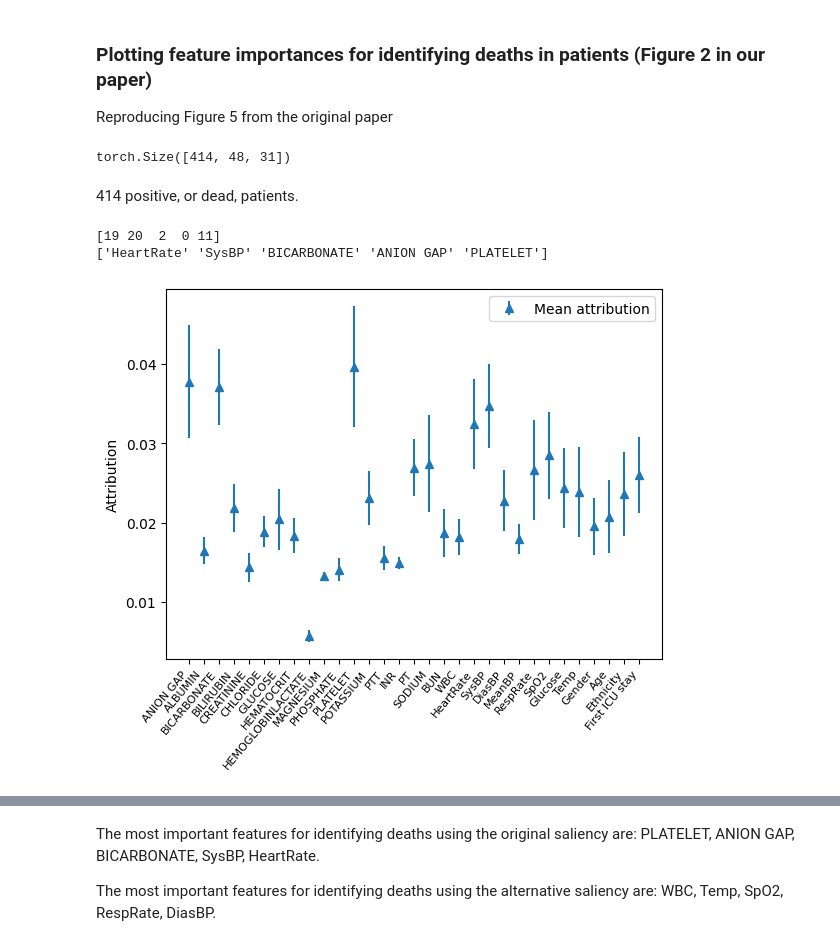
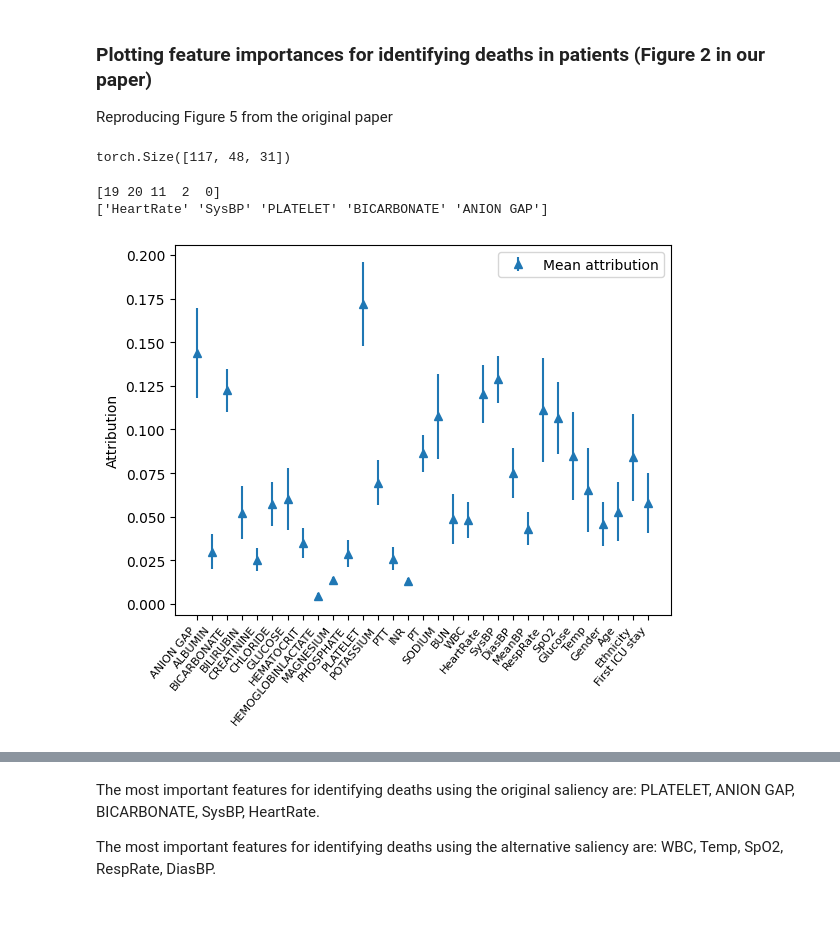
Before and after one commit to anonymous8293/factai, a Jupyter notebook: visualization.ipynb, the cells around one changed output, grey strips where cells are left out. Drawn from its saved outputs; the diff is of its cells as text; code cells hidden in the pictures; blank space fills up the shorter version.

```diff
--- a/visualization.ipynb
+++ b/visualization.ipynb
@@ -282,7 +282,7 @@ intermediate = np.array(predictions[0])
 for i in range(1, len(predictions)):
     intermediate = np.append(intermediate, predictions[i], axis=0)
 
-predictions = th.argmax(th.tensor(intermediate), dim=1)
+mimic_cls_predictions = th.argmax(th.tensor(intermediate), dim=1)
 # %%
 # Take only the dead patients
 dead_indices = th.where(y_test_mimic == 1)[0]
@@ -515,22 +519,25 @@ plot_saliency(
 
 Reproducing Figure 5 from the original paper
 # %%
-# Filter data to postive (dead) patients
-dead_indices = th.where(y_test_mimic == 1)[0]
+# Filter data to postive (dead) patients which have been
+# correctly classified by the classifer in question
+dead_indices = th.where(mimic_cls_predictions == 1)[0]
 dead_attr = extremal_mask_attr_mimic[dead_indices]
 dead_attr.shape
 # %% [output]
-torch.Size([414, 48, 31])
+torch.Size([117, 48, 31])
-# %% [markdown]
-414 positive, or dead, patients.
 # %%
 from tint.utils.plotting import plot_mean_attributions
 
-plot_mean_attributions(attr=dead_attr, xtick_labels=feature_names, debug=True)
+plot_mean_attributions(
+    attr=dead_attr,
+    xtick_labels=feature_names,
+    debug=True,
+)
 # %% [output]
-[19 20  2  0 11]
-['HeartRate' 'SysBP' 'BICARBONATE' 'ANION GAP' 'PLATELET']
+[19 20 11  2  0]
+['HeartRate' 'SysBP' 'PLATELET' 'BICARBONATE' 'ANION GAP']
-[figure, old version]
+[figure, new version]
 # %%
 mimic_batch, perturbation_mimic, mask_mimic, x1_mimic, x2_mimic = compute_perturbations(
     data=x_test_mimic,
```
Also changed, not shown: parts of 10 cells of this notebook, 1 other file.
